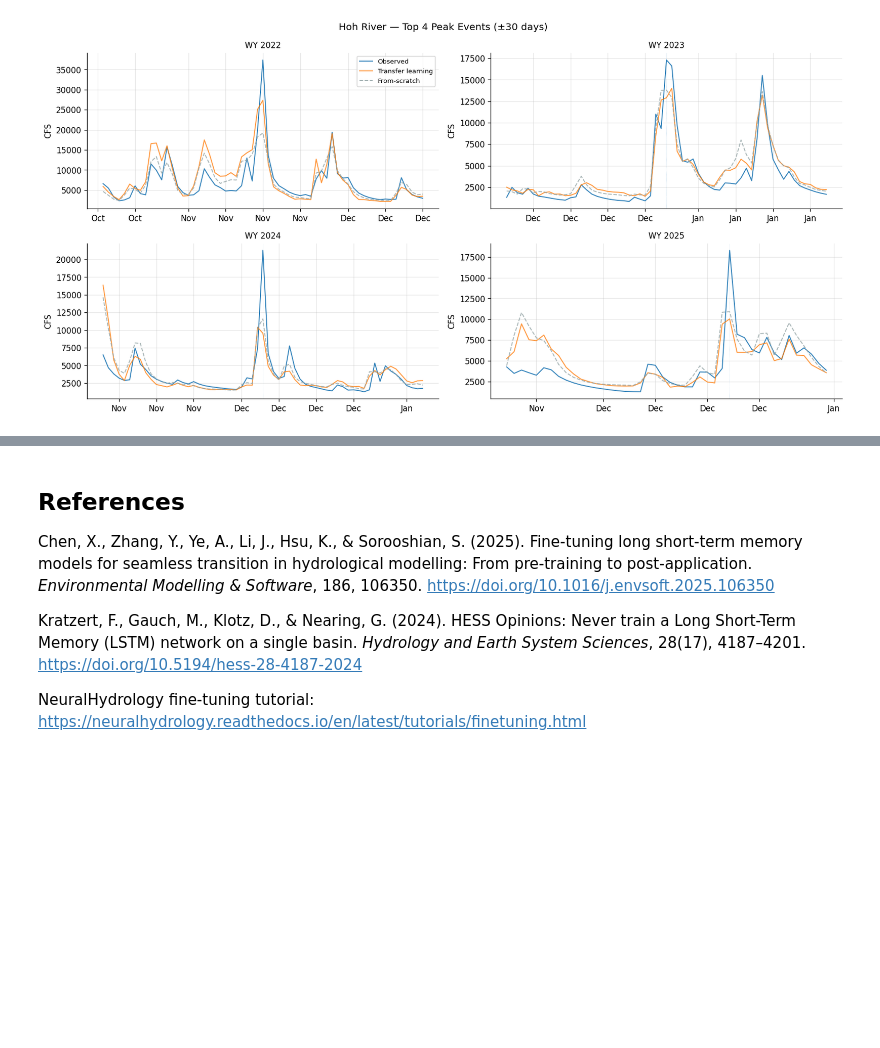
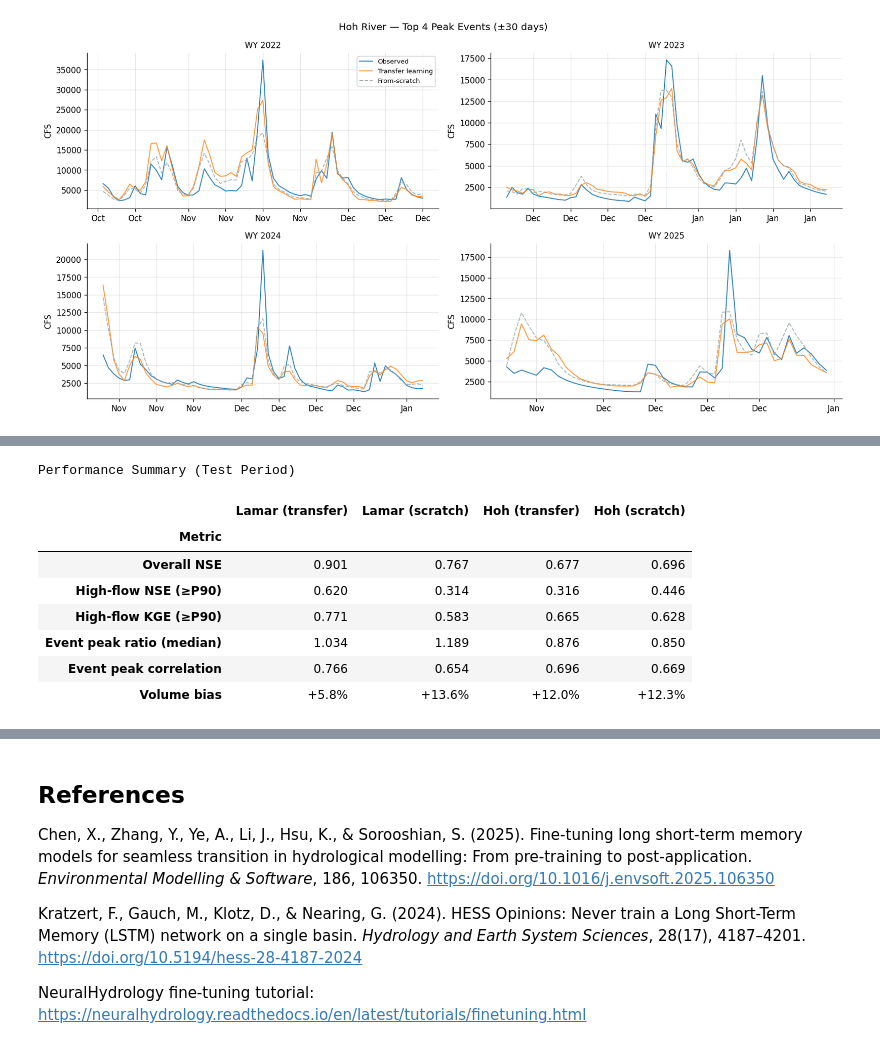
Before and after one commit to shuysman/streamflow-nn, a Jupyter notebook: transfer_learning/model_report.ipynb, the cells around one changed output, grey strips where cells are left out. Cells and saved outputs as stored; diff of their text form; code cells hidden in the pictures; blank space fills up the shorter version.

```diff
--- a/transfer_learning/model_report.ipynb
+++ b/transfer_learning/model_report.ipynb
@@ -694,0 +703,74 @@ Adding SWE would likely improve Lamar's snowmelt timing, but this requires retra
+# %%
+# Compute performance summary table dynamically
+from IPython.display import display, Markdown
+
+def volume_bias(obs, sim):
+    """Percent volume bias: (sim - obs) / obs * 100."""
+    return (np.nansum(sim) - np.nansum(obs)) / np.nansum(obs) * 100
+
+def high_flow_nse_kge(obs, sim, threshold_pct=90):
+    """Compute NSE and KGE on days above observed P90."""
+    thresh = np.nanpercentile(obs, threshold_pct)
+    mask = obs >= thresh
+    o, s = obs[mask], sim[mask]
+    nse = 1 - np.sum((o - s)**2) / np.sum((o - np.mean(o))**2)
+    r = np.corrcoef(o, s)[0, 1]
+    alpha = np.std(s) / np.std(o)
+    beta = np.mean(s) / np.mean(o)
+    kge = 1 - np.sqrt((r - 1)**2 + (alpha - 1)**2 + (beta - 1)**2)
+    return nse, kge
+
+def event_peak_summary(dates, obs, sim, threshold_pct=90):
+    """Median peak magnitude ratio and peak correlation from event-based matching."""
+    p90 = np.nanpercentile(obs, threshold_pct)
+    peak_idx, _ = find_peaks(obs, height=p90, distance=7)
+    if len(peak_idx) == 0:
+        return np.nan, np.nan
+    mag_ratios = []
+    sim_peaks, obs_peaks = [], []
+    for idx in peak_idx:
+        lo, hi = max(0, idx - 7), min(len(obs), idx + 8)
+        sp = np.max(sim[lo:hi])
+        mag_ratios.append(sp / obs[idx])
+        sim_peaks.append(sp)
+        obs_peaks.append(obs[idx])
+    r = np.corrcoef(obs_peaks, sim_peaks)[0, 1] if len(obs_peaks) > 2 else np.nan
+    return np.median(mag_ratios), r
+
+metrics_order = ['Overall NSE', 'High-flow NSE (≥P90)', 'High-flow KGE (≥P90)',
+                 'Event peak ratio (median)', 'Event peak correlation', 'Volume bias']
+table = pd.DataFrame(metrics_order, columns=['Metric'])
+
+for name, ft_dates, ft_obs, ft_sim, ft_m, sc_dates, sc_obs, sc_sim, sc_m in [
+    ('Lamar', lamar_ft_dates, lamar_ft_obs, lamar_ft_sim, lamar_ft_metrics,
+     lamar_sc_dates, lamar_sc_obs, lamar_sc_sim, lamar_sc_metrics),
+    ('Hoh', hoh_ft_dates, hoh_ft_obs, hoh_ft_sim, hoh_ft_metrics,
+     hoh_sc_dates, hoh_sc_obs, hoh_sc_sim, hoh_sc_metrics),
+]:
+    ft_hf_nse, ft_hf_kge = high_flow_nse_kge(ft_obs, ft_sim)
+    sc_hf_nse, sc_hf_kge = high_flow_nse_kge(sc_obs, sc_sim)
+    ft_ep_ratio, ft_ep_r = event_peak_summary(ft_dates, ft_obs, ft_sim)
+    sc_ep_ratio, sc_ep_r = event_peak_summary(sc_dates, sc_obs, sc_sim)
+    ft_vbias = volume_bias(ft_obs, ft_sim)
+    sc_vbias = volume_bias(sc_obs, sc_sim)
+
+    table[f'{name} (transfer)'] = [
+        f"{ft_m['NSE']:.3f}", f"{ft_hf_nse:.3f}", f"{ft_hf_kge:.3f}",
+        f"{ft_ep_ratio:.3f}", f"{ft_ep_r:.3f}", f"{ft_vbias:+.1f}%"
+    ]
+    table[f'{name} (scratch)'] = [
+        f"{sc_m['NSE']:.3f}", f"{sc_hf_nse:.3f}", f"{sc_hf_kge:.3f}",
+        f"{sc_ep_ratio:.3f}", f"{sc_ep_r:.3f}", f"{sc_vbias:+.1f}%"
+    ]
+
+display(table.set_index('Metric').style.set_caption('Performance Summary (Test Period)'))
+# %% [output]
+Performance Summary (Test Period)
+|  | Lamar (transfer) | Lamar (scratch) | Hoh (transfer) | Hoh (scratch) |
+| Metric |  |  |  |  |
+| Overall NSE | 0.901 | 0.767 | 0.677 | 0.696 |
+| High-flow NSE (≥P90) | 0.620 | 0.314 | 0.316 | 0.446 |
+| High-flow KGE (≥P90) | 0.771 | 0.583 | 0.665 | 0.628 |
+| Event peak ratio (median) | 1.034 | 1.189 | 0.876 | 0.850 |
+| Event peak correlation | 0.766 | 0.654 | 0.696 | 0.669 |
+| Volume bias | +5.8% | +13.6% | +12.0% | +12.3% |
```
Also changed, not shown: parts of 9 cells of this notebook.
